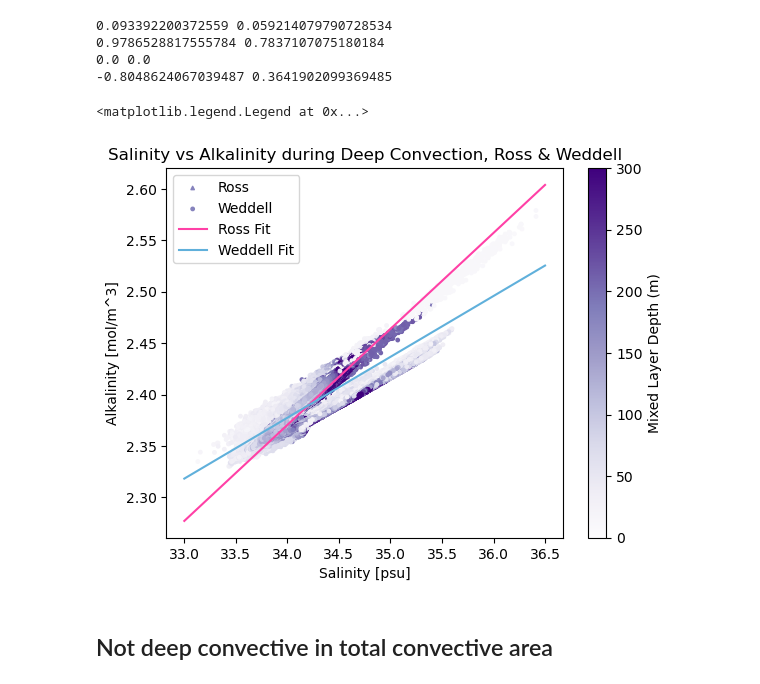
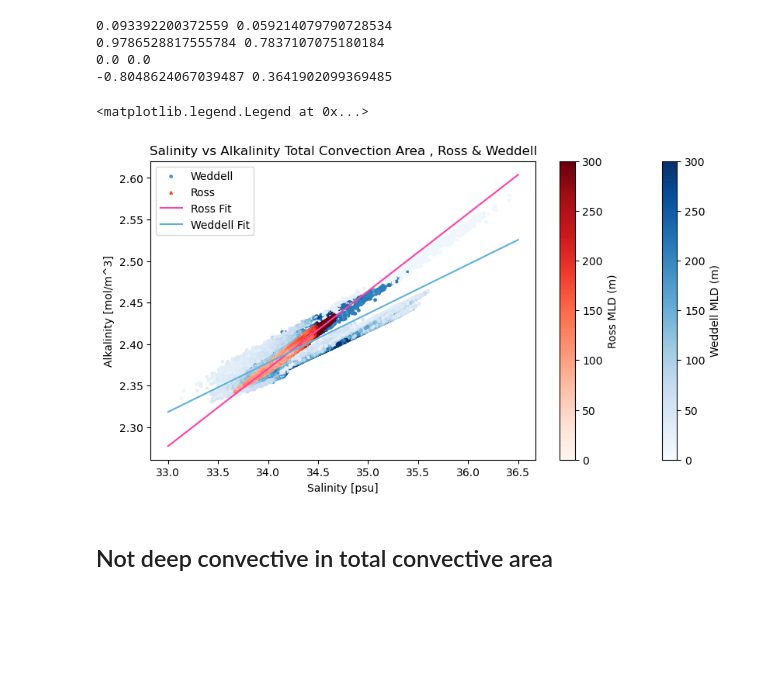
Before and after one commit to Lilygmi/SouthernOceanCarbonConvection, a Jupyter notebook: Convection+biogeochem/SalinityAlkalinityCurves.ipynb, the cells around one changed output. Drawn from its saved outputs; the diff is of its cells as text; code cells hidden in the pictures; blank space fills up the shorter version.

```diff
--- a/Convection+biogeochem/SalinityAlkalinityCurves.ipynb
+++ b/Convection+biogeochem/SalinityAlkalinityCurves.ipynb
@@ -1439,28 +1450,35 @@ print(total_b_ross,total_b_weddell)
 0.0 0.0
 -0.8048624067039487 0.3641902099369485
 # %%
+fig, ax = plt.subplots(figsize=(10, 5))  # width, height in inches
 vmin = 0
 vmax = 300
-xvals = np.linspace(33.0,36.0,1000)
+xvals = np.linspace(33,36.5,1000)
 
 linfit_total_ross = total_slope_ross * xvals + total_b_ross
 linfit_total_weddell = total_slope_weddell * xvals + total_b_weddell
-plt.scatter(total_salinity_ross,total_alkalinity_ross,c=total_mld_ross,  s = 6, marker="^",
-            cmap='Purples',vmin=vmin, vmax=vmax, label = "Ross")
-plt.scatter(total_salinity_weddell,total_alkalinity_weddell,c=total_mld_weddell,  s = 6, marker="o" ,
-            cmap='Purples',vmin=vmin, vmax=vmax, label = "Weddell")
-cbar = plt.colorbar() # Adds a legend for the colors
-cbar.set_label("Mixed Layer Depth (m)")
 
-plt.plot(xvals, linfit_total_ross, c='#ff40a6', label = "Ross Fit")
-plt.plot(xvals, linfit_total_weddell, c = '#60b0db', label = "Weddell Fit")
-plt.title("Salinity vs Alkalinity during Deep Convection, Ross & Weddell")
+sc_weddell = ax.scatter(total_salinity_weddell,total_alkalinity_weddell,c=total_mld_weddell,  s = 6, marker="o" ,
+            cmap='Blues',vmin=vmin, vmax=vmax, label = "Weddell")
+sc_ross = ax.scatter(total_salinity_ross,total_alkalinity_ross,c=total_mld_ross,  s = 6, marker="^",
+            cmap='Reds',vmin=vmin, vmax=vmax, label = "Ross")
+
+
+cbar1 = plt.colorbar(sc_weddell) # Adds a legend for the colors
+cbar1.set_label("Weddell MLD (m)")
+
+cbar2 = plt.colorbar(sc_ross) # Adds a legend for the colors
+cbar2.set_label("Ross MLD (m)")
+
+ax.plot(xvals, linfit_total_ross, c='#ff40a6', label = "Ross Fit")
+ax.plot(xvals, linfit_total_weddell, c = '#60b0db', label = "Weddell Fit")
+plt.title("Salinity vs Alkalinity Total Convection Area , Ross & Weddell")
 plt.xlabel("Salinity [psu]")
 plt.ylabel("Alkalinity [mol/m^3]")
 plt.legend()
 # %% [output]
 <matplotlib.legend.Legend at 0x...>
-[figure, old version]
+[figure, new version]
 # %% [markdown]
 ## Not deep convective in total convective area
 # %% [markdown]
```
Also changed, not shown: parts of 17 cells of this notebook.
